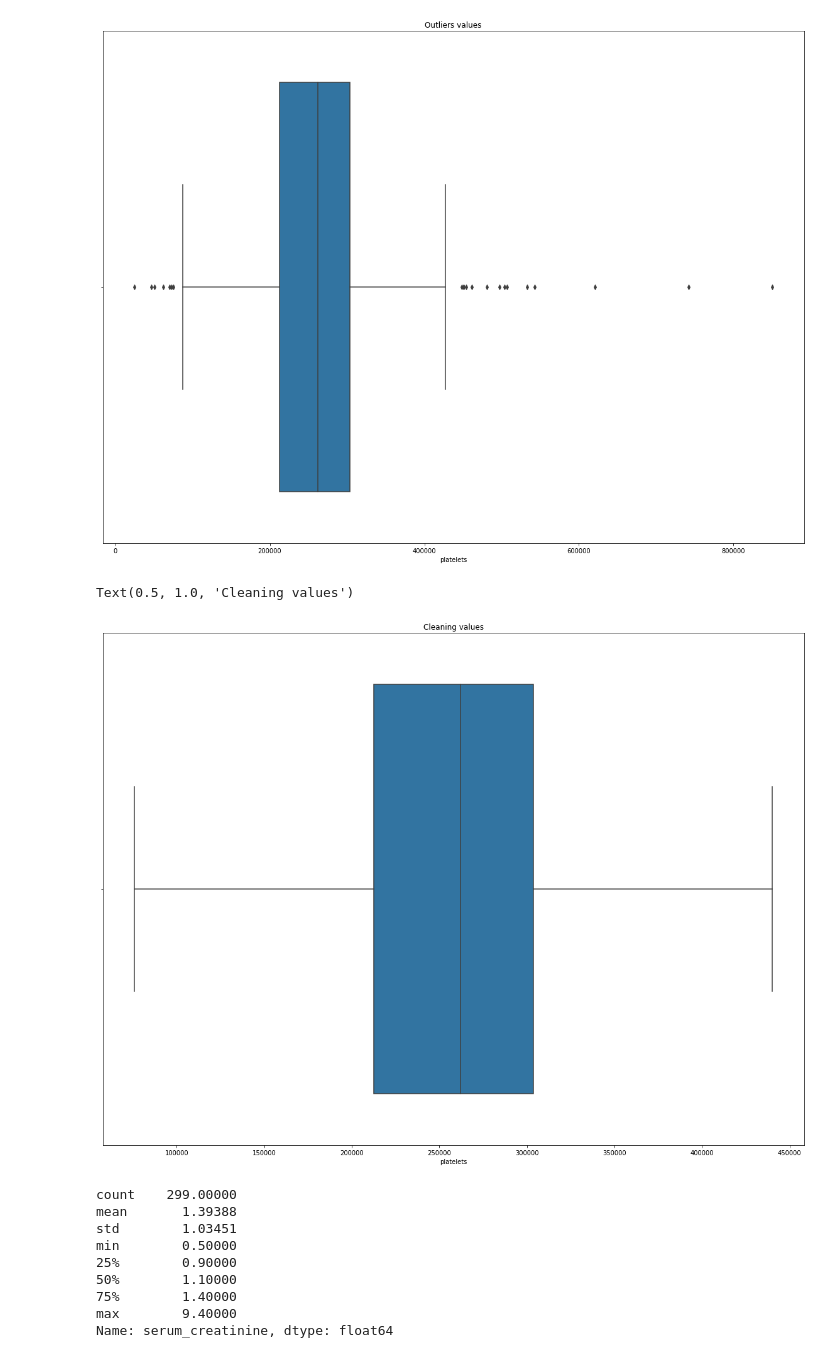
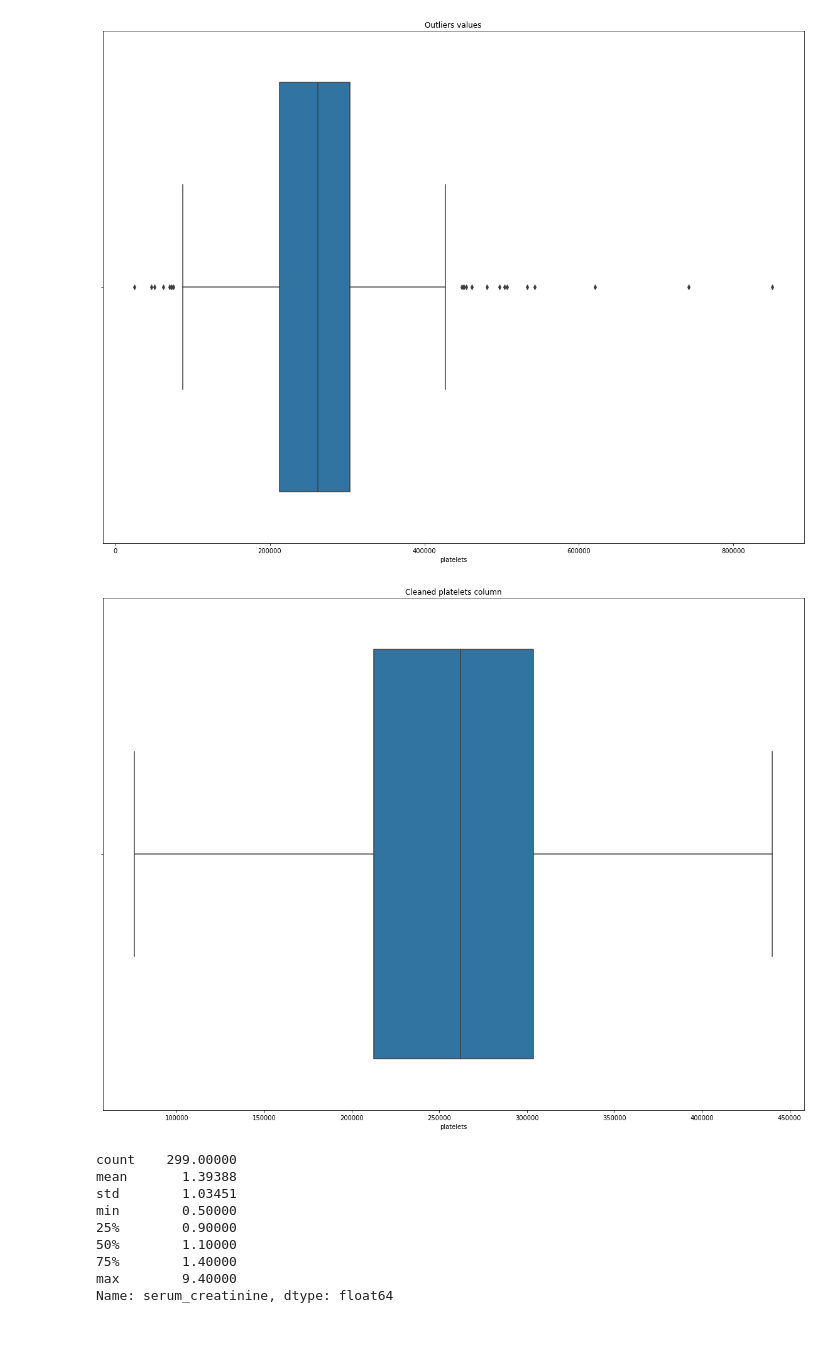
Before and after one commit to bayonlelukmansalami/bayonlelukmansalami, a Jupyter notebook: classification-of-heart-failure.ipynb, the cells around one changed output. Drawn from its saved outputs; the diff is of its cells as text; code cells hidden in the pictures.

```diff
--- a/classification-of-heart-failure.ipynb
+++ b/classification-of-heart-failure.ipynb
@@ -256,11 +250,7 @@ for i in df.index:
-# %%
-# Platelets column after cleaning
-plt.figure(figsize=(20, 15))
-sns.boxplot(df['platelets'], labels=['Platelets'])
-plt.title('Cleaning values')
-# %% [output]
-Text(0.5, 1.0, 'Cleaning values')
-[figure, removed]
+# %%
+clean_data(df, 'platelets')
+# %% [output]
+[figure, added]
 # %%
 df['serum_creatinine'].describe()
 # %% [output]
```
Also changed, not shown: parts of 25 cells of this notebook.
